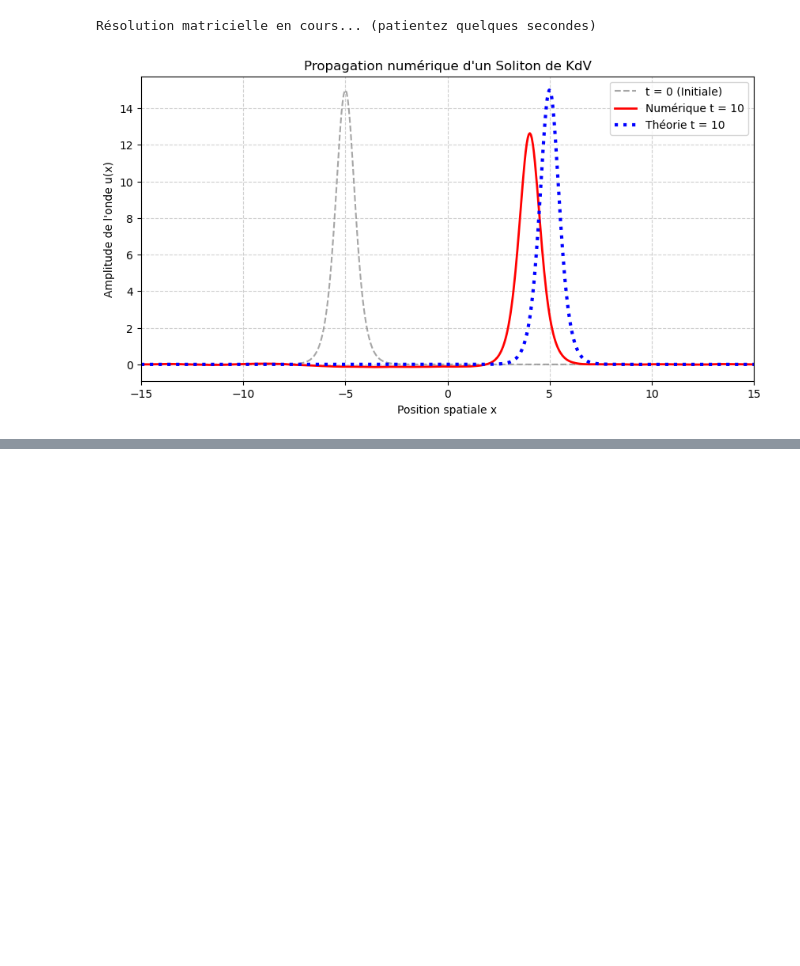
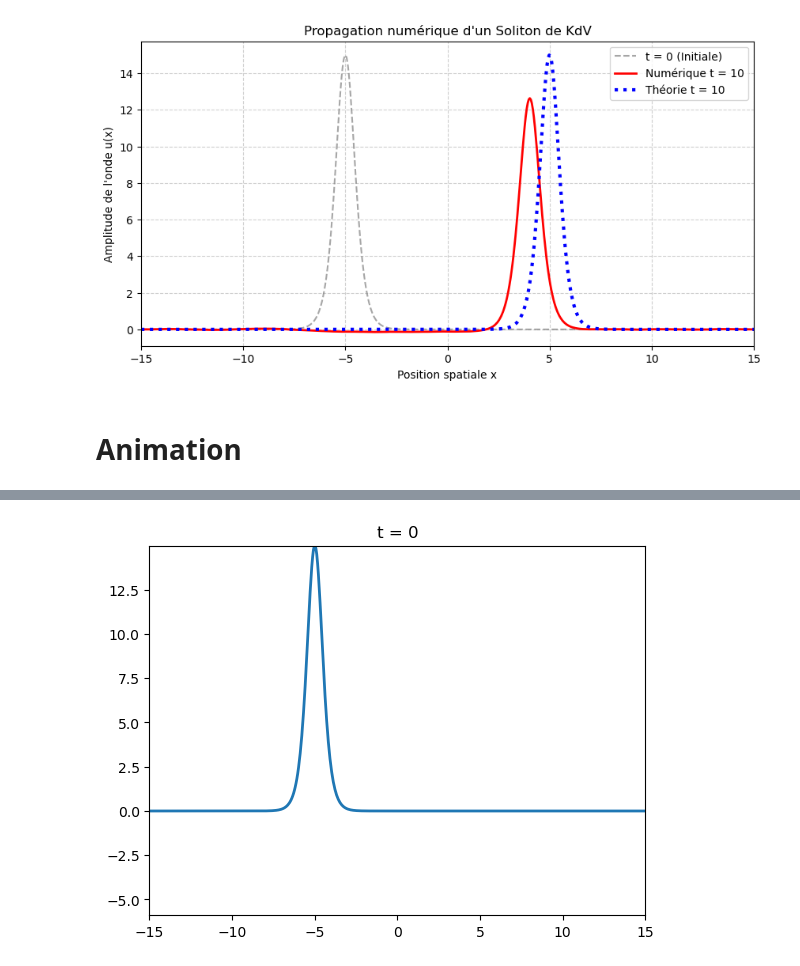
Before and after one commit to vercors04/Korteweg_de_Vries_equation_and_solitons, a Jupyter notebook: kdv.ipynb, the cells around one changed output, grey strips where cells are left out. Saved outputs shown, nothing was run; the diff lists cells and outputs as text; code cells hidden in the pictures; blank space fills up the shorter version.

```diff
--- a/kdv.ipynb
+++ b/kdv.ipynb
@@ -102,0 +192,5 @@ def sol_ck (x_debut,x_fin,Tf,Nx,Nt,eps,mu) :
+# %%
+# Matrice sparse
+start_sol_ck_sp = time.perf_counter()
+U_numerique_final_sp, x_num_sp, U_initial_sp = sol_ck_sparse(x_debut, x_fin, Tf, Nx, Nt, eps, mu)
+end_sol_ck_sp = time.perf_counter()
@@ -104,20 +214,6 @@ def sol_ck (x_debut,x_fin,Tf,Nx,Nt,eps,mu) :
 # ----------------------------------------
 # Graphique Crank-Nikolson -----------GENERE PAR IA--------------
 # ----------------------------------------
-# Paramètres du domaine optimisés pour éviter les oscillations
-x_debut = -15
-x_fin = 15
-Tf = 10
-Nx = 600   # Assez fin pour la précision, assez petit pour np.linalg.solve
-Nt = 1000
-
-print("Résolution matricielle en cours... (patientez quelques secondes)")
-
-# Appel de ta fonction (qui renvoie Un, x, U_init dans cet ordre)
-U_numerique_final, x_num, U_initial = sol_ck(x_debut, x_fin, Tf, Nx, Nt, eps, mu)
-
-# Calcul de la théorie exacte au temps final pour comparaison
-U_analytique_final = sol_an(x_num, Tf, x0)
 
 # Création du graphique esthétique et clair
 plt.figure(figsize=(10, 5))
@@ -125,8 +221,8 @@ plt.figure(figsize=(10, 5))
 # 1. Courbe de l'état initial (pour prouver que l'onde s'est déplacée)
 plt.plot(x_num, U_initial, '--', color='gray', alpha=0.7, label='t = 0 (Initiale)')
 
-# 2. Courbe de ta solution numérique (le résultat de ton schéma Crank-Nicolson)
-plt.plot(x_num, U_numerique_final, label=f'Numérique t = {Tf}', color='red', linewidth=2)
+# 2. Courbe de ta solution numérique -Version full- (le résultat de ton schéma Crank-Nicolson)
+plt.plot(x_num_sp, U_numerique_final_sp, label=f'Numérique t = {Tf}', color='red', linewidth=2)
 
 # 3. Courbe de la solution analytique exacte (pour valider le calcul)
 plt.plot(x_num, U_analytique_final, ':', color='blue', linewidth=3, label=f'Théorie t = {Tf}')
@@ -140,5 +236,38 @@ plt.grid(True, linestyle='--', alpha=0.6)
 plt.xlim(x_debut, x_fin)
 plt.show()
 # %% [output]
-Résolution matricielle en cours... (patientez quelques secondes)
 [figure]
+# %% [markdown]
+# Animation
+# %%
+# Temps
+temps = np.linspace(0, 1000, Nt)
+x = np.linspace(x_debut, x_fin, Nx)
+
+U_num_total = np.zeros((len(temps),len(x)))
+U_num_total[0] = sol_an(x, 0, x0)
+
+for t in range(1, len(temps)):
+    U_numerique_final_sp, _, _ = sol_ck_sparse(x_debut, x_fin, i, Nx, t, eps, mu)
+    U_num_total[t, :] = U_numerique_final_sp
+# %%
+
+# Figure
+fig, ax = plt.subplots()
+line, = ax.plot([], [], lw=2)
+
+# Limites
+ax.set_xlim(-15, 15)
+ax.set_ylim(U_num_total.min(), U_num_total.max())
+
+# Fonction d'animation
+def update(i):
+    line.set_data(x, U_num_total[i, :])
+    ax.set_title(f"t = {i}")
+    return line
+
+# Animation
+ani = FuncAnimation(fig, update, frames=len(temps),interval=30)
+
+HTML(ani.to_html5_video())
+# %% [output]
@@ -144,0 +275 @@ Résolution matricielle en cours... (patientez quelques secondes)
+[figure, added]
```
Also changed, not shown: parts of 19 cells of this notebook, 1 other file.
